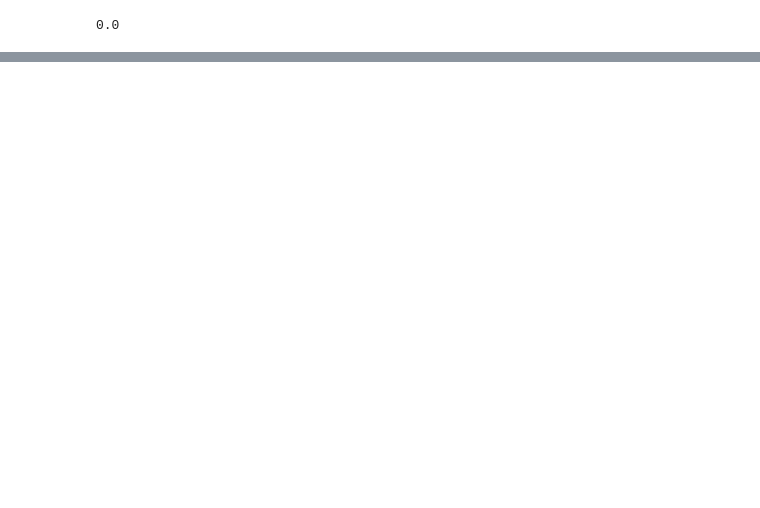
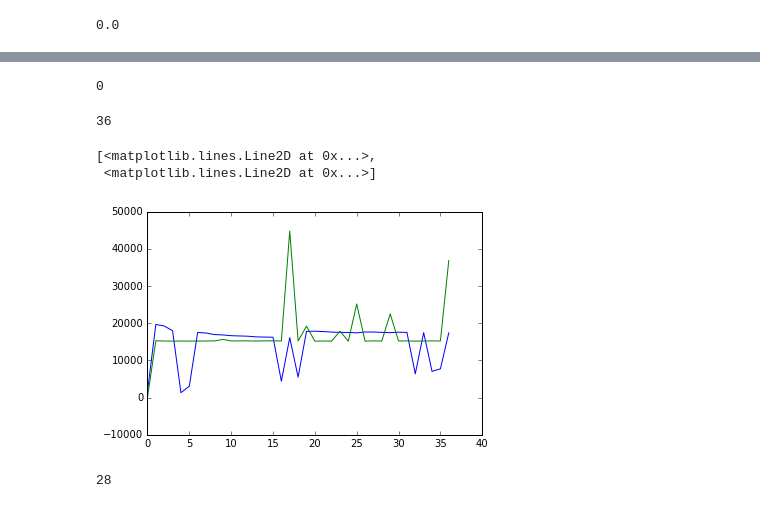
Before and after one commit to DLunin/pygraphmodels, a Jupyter notebook: notebooks/StructureLearning.ipynb, the cells around one changed output, grey strips where cells are left out. Cells and saved outputs as stored; diff of their text form; code cells hidden in the pictures; blank space fills up the shorter version.

Commit message:
Added neural network MI modeling for greedy search

```diff
--- a/notebooks/StructureLearning.ipynb
+++ b/notebooks/StructureLearning.ipynb
@@ -27,12 +27,12 @@ from os import listdir
 import os.path
 NETWORKS_PATH = '/home/wrwt/Programming/pygraphmodels/networks/'
 network_filenames = listdir(NETWORKS_PATH)
-true_dgm = gm.DGM.read(os.path.join(NETWORKS_PATH, 'earthquake.bif'))
+true_dgm = gm.DGM.read(os.path.join(NETWORKS_PATH, 'alarm.bif'))
 true_dgm.draw()
 # %% [output]
 [interactive output not drawn]
 # %%
-data = true_dgm.rvs(1000000)
+data = true_dgm.rvs(100000)
 # %%
 from graphmodels.information import discrete_entropy, discrete_mutual_information
 # %%
@@ -337,4 +532,25 @@ mx.draw()
 # %%
-score = ScoreBIC(mx, data)
+score = NeuroScoreBIC(mx, data, n_hid=mx.n)
+# %%
+from __future__ import print_function
+import sys
+def burnin(mx, score):
+    for node in mx.nodes():
+        print(node, end=' ')
+        sys.stdout.flush()
+        X = generate_subset(mx.n - 1, size=1000)
+        y = []
+        for x in X:
+            x = np.hstack([x[:node], [0], x[node:]])
+            y.append(score(node, x, trace=False))
+        score.model[node].fit(X, y)
+
+%lprun -f NeuroScoreBIC.__call__ burnin(mx, score)
+# %% [output]
+0
 # %%
 gs = GreedySearch(mx, score)
+# %%
+score.model[0].n_in
+# %% [output]
+36
@@ -341 +560,11 @@ gs = GreedySearch(mx, score)
+# %%
+plt.plot(score.traces[6])
+# %% [output]
+[<matplotlib.lines.Line2D at 0x...>,
+ <matplotlib.lines.Line2D at 0x...>]
+[figure, added]
+# %%
+np.argmax([len(trace) for trace in score.traces.values()])
+# %% [output]
+28
 # %%
```
Also changed, not shown: parts of 24 cells of this notebook.
